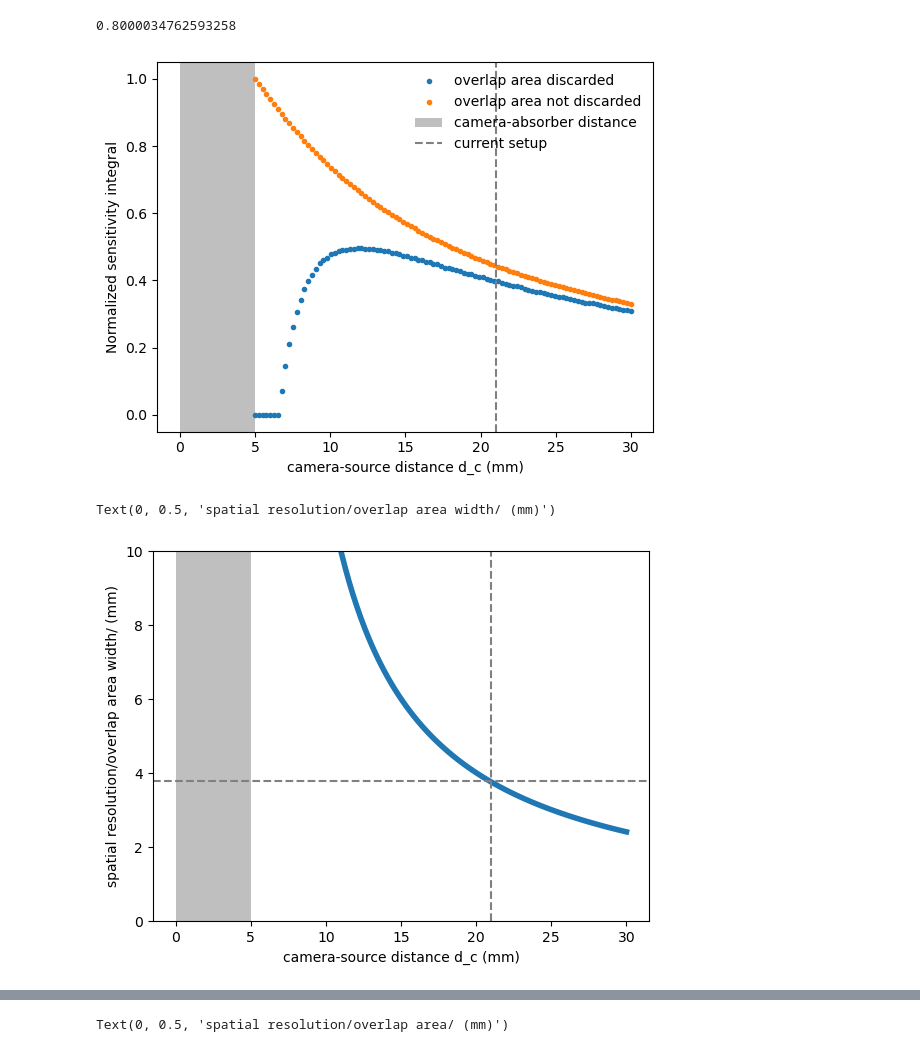
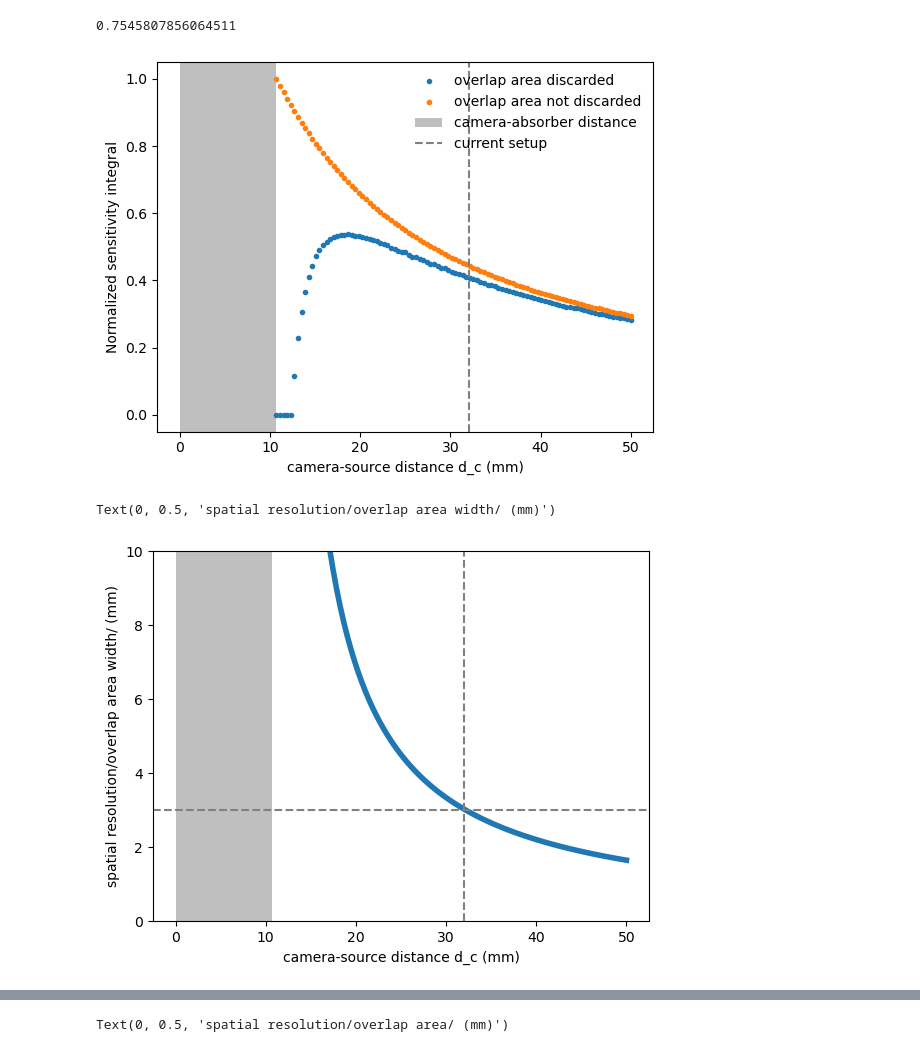
Before and after one commit to StanfordMossbauer/mossbauer_analysis, a Jupyter notebook: notebooks/geometry-camera_sensitivity_map.ipynb, the cells around one changed output, grey strips where cells are left out. Drawn from its saved outputs; the diff is of its cells as text; code cells hidden in the pictures.

```diff
--- a/notebooks/geometry-camera_sensitivity_map.ipynb
+++ b/notebooks/geometry-camera_sensitivity_map.ipynb
@@ -59,9 +61,9 @@ np.exp(-xraydb.material_mu('Quartz', 14.4e3)  * 200e-6 * 100)
 # %%
 
 
-r_s = 6e-3  # radious of source active spot
-d_a = 16e-3 # distance of absober from source
-d_c = 21e-3 # distance of camera from source
+r_s = 3e-3  # radious of source active spot
+d_a = 21.8e-3#16e-3 distance of absober from source
+d_c = 32.6e-3#21e-3 # distance of camera from source
 t_quartz = 200e-6 # quartz thickness
 r_o = r_s*(d_c/d_a-1) # radious of overlap region (source conjugate on camera plane with rspect to the absorber plane )
 H = 35.2e-3  # camera height
@@ -125,9 +131,9 @@ plt.show()
 # %%
-# nov for different distances integrate to see the relevant figure of merit
+# now for different distances integrate to see the relevant figure of merit
 # only integrate from -w/2 to to -r_o
-d_ac = 5e-3
+d_ac = 10.7e-3
 
-distances = np.linspace(d_c-d_a, 30e-3, 100)
+distances = np.linspace(d_c-d_a, 50e-3, 100)
 
 integral = []
 integral0 = []
@@ -156,7 +162,7 @@ plt.plot(distances*1e3, integral0/integral0[0],'.',label='overlap area not disca
 plt.axvspan(0,(d_c-d_a)*1e3, color='gray', linewidth = 0, alpha = 0.5, label ='camera-absorber distance')
 
 
-plt.axvline(21, color='gray', linestyle='--', label='current setup')
+plt.axvline(32, color='gray', linestyle='--', label='current setup')
 #plt.ylim(0,1)
 plt.xlabel('camera-source distance d_c (mm)')
 plt.ylabel('Normalized dsensitivity integral')
@@ -167,9 +173,9 @@ plt.legend(frameon=False)
 # %%
 # nov for different distances integrate to see the relevant figure of merit
 # only integrate from -w/2 to to -r_o
-d_ac = 5e-3
+d_ac = 10.7e-3
 
-distances = np.linspace(d_c-d_a, 30e-3, 100)
+distances = np.linspace(d_c-d_a, 50e-3, 100)
 
 integral = []
 integral0 = []
@@ -205,38 +211,38 @@ plt.plot(distances*1e3, integral/integral0[0],'.', label='overlap area discarded
 plt.plot(distances*1e3, integral0/integral0[0],'.',label='overlap area not discarded')
 plt.axvspan(0,(d_c-d_a)*1e3, color='gray', linewidth = 0, alpha = 0.5, label ='camera-absorber distance')
 
-plt.axvline(21, color='gray', linestyle='--', label='current setup')
+plt.axvline(32, color='gray', linestyle='--', label='current setup')
 #plt.ylim(0,1)
 plt.xlabel('camera-source distance d_c (mm)')
 plt.ylabel('Normalized sensitivity integral')
 plt.legend(frameon=False)
 
-integral[np.argmin(np.abs(distances-21e-3))]/np.max(integral)
+integral[np.argmin(np.abs(distances-32e-3))]/np.max(integral)
 # %% [output]
-0.8000034762593258
+0.7545807856064511
-[figure, old version]
+[figure, new version]
 # %%
 plt.plot(np.array(distances)*1e3, 2*np.array(r_o_list)*1e3,linewidth=4)
 #plt.plot(np.array(distances)*1e3, 1/np.array(distances)**2/1000)
-d_line = 21e-3
+d_line = 32e-3
 plt.axvline(d_line*1e3, color='gray', linestyle='--')
 plt.axhline(2*r_o_list[np.argmin(np.abs(distances - d_line))]*1e3, color='gray', linestyle='--')
 
 #d_line = 30e-3
 #plt.axvline(d_line*1e3, color='gray', linestyle='--')
 #plt.axhline(r_o_list[np.argmin(np.abs(distances - d_line))]/L*100, color='gray', linestyle='--')
 
 plt.axhline
 plt.ylim(0,10)
 
 r_o_list[np.argmin(np.abs(distances - d_line))]*1e3
 plt.axvspan(0,(d_c-d_a)*1e3, color='gray', linewidth = 0, alpha = 0.5, label ='camera-absorber distance')
 
 plt.xlabel('camera-source distance d_c (mm)')
 plt.ylabel('spatial resolution/overlap area width/ (mm)')
 # %% [output]
 Text(0, 0.5, 'spatial resolution/overlap area width/ (mm)')
-[figure, old version]
+[figure, new version]
 # %%
 #ACTUAL LOSS OF SENSITIVITY beacuse of area overlap
 plt.plot(distances*1e3, np.array(integral)/np.array(integral0),'.')
```
Also changed, not shown: parts of 6 cells of this notebook, 3 other files.
